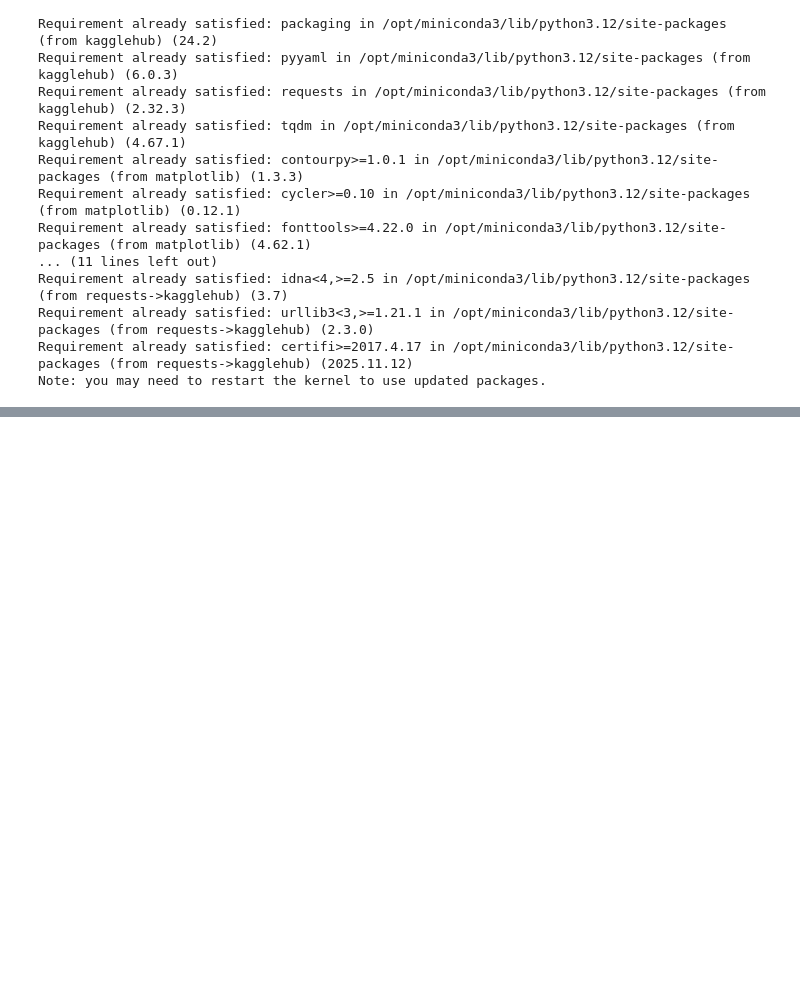
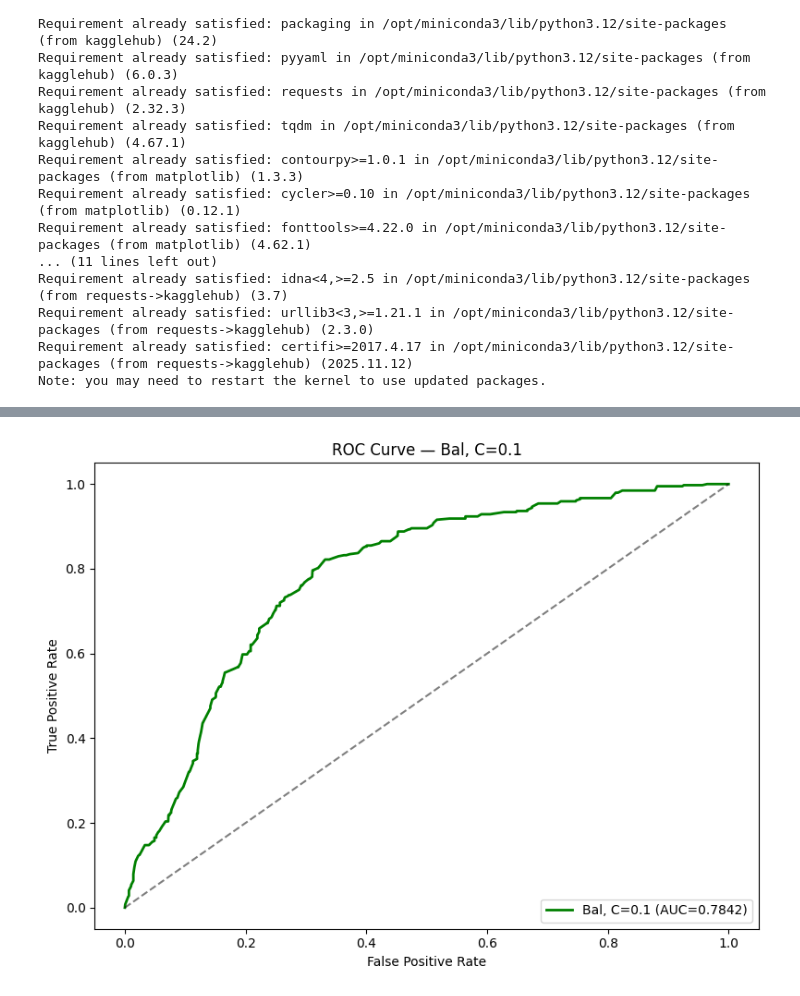
Before and after one commit to adharampal/skin-leision-detection, a Jupyter notebook: logistic_regression.ipynb, the cells around one changed output, grey strips where cells are left out. Drawn from its saved outputs; the diff is of its cells as text; code cells hidden in the pictures; blank space fills up the shorter version.

```diff
--- a/logistic_regression.ipynb
+++ b/logistic_regression.ipynb
@@ -191,0 +204,13 @@ plt.show()
+# %%
+fpr, tpr, _ = roc_curve(y_test, best["y_prob"])
+fig, ax = plt.subplots(figsize=(8, 6))
+ax.plot(fpr, tpr, color="green", lw=2, label=f"{best['label']} (AUC={best['auc_roc']:.4f})")
+ax.plot([0, 1], [0, 1], 'k--', alpha=0.5)
+ax.set_xlabel("False Positive Rate")
+ax.set_ylabel("True Positive Rate")
+ax.set_title(f"ROC Curve — {best['label']}")
+ax.legend(loc="lower right")
+plt.tight_layout()
+plt.show()
+# %% [output]
+[figure, added]
```
Also changed, not shown: parts of 20 cells of this notebook, 2 other files.
